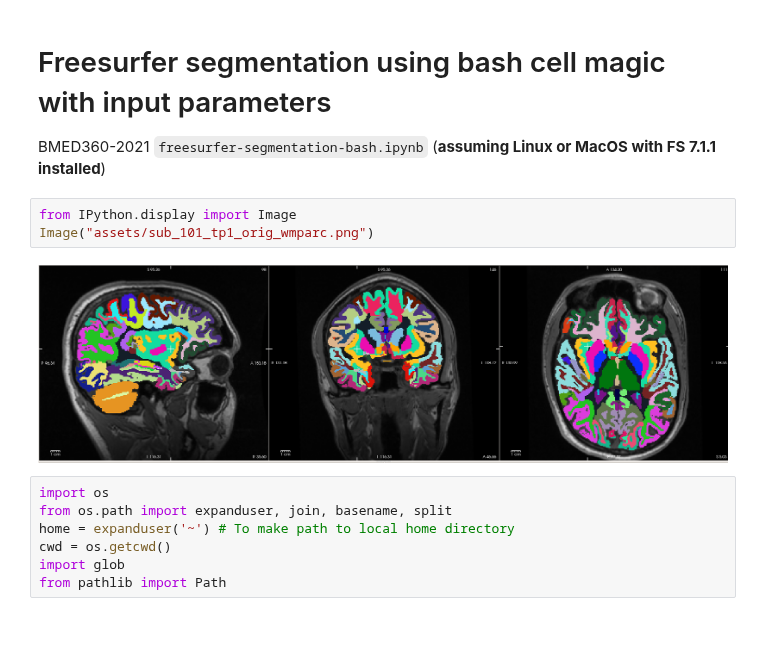
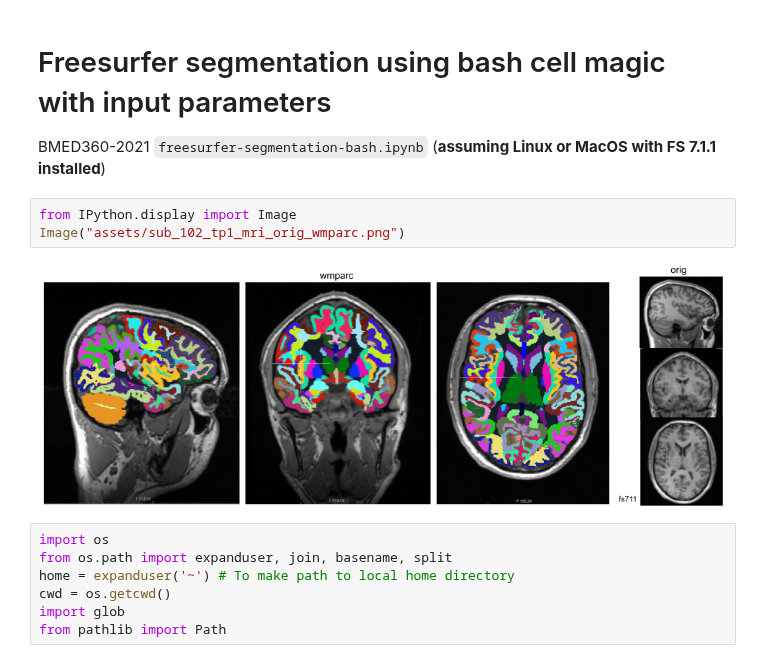
Before and after one commit to computational-medicine/BMED360-2021, a Jupyter notebook: Lab3-diffusion-MRI/freesurfer-segmentation-bash.ipynb, the cells around one changed output. Drawn from its saved outputs; the diff is of its cells as text; blank space fills up the shorter version.

Commit message:
added new fs711 figure

```diff
--- a/Lab3-diffusion-MRI/freesurfer-segmentation-bash.ipynb
+++ b/Lab3-diffusion-MRI/freesurfer-segmentation-bash.ipynb
@@ -5,9 +5,9 @@
 BMED360-2021 `freesurfer-segmentation-bash.ipynb`  (**assuming Linux or MacOS with FS 7.1.1 installed**)
 # %%
 from IPython.display import Image
-Image("assets/sub_101_tp1_orig_wmparc.png")
+Image("assets/sub_102_tp1_mri_orig_wmparc.png")
 # %% [output]
-[figure, old version]
+[figure, new version]
 # %%
 import os
 from os.path import expanduser, join, basename, split
```
Also changed, not shown: parts of 4 cells of this notebook.
